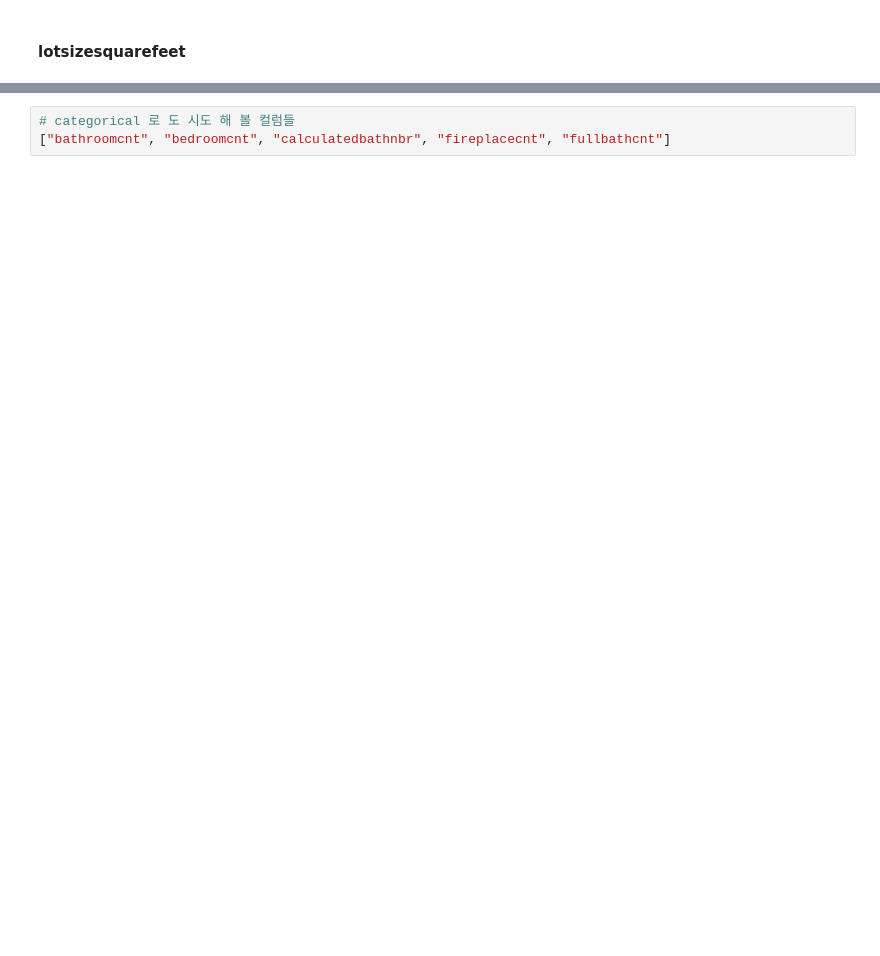
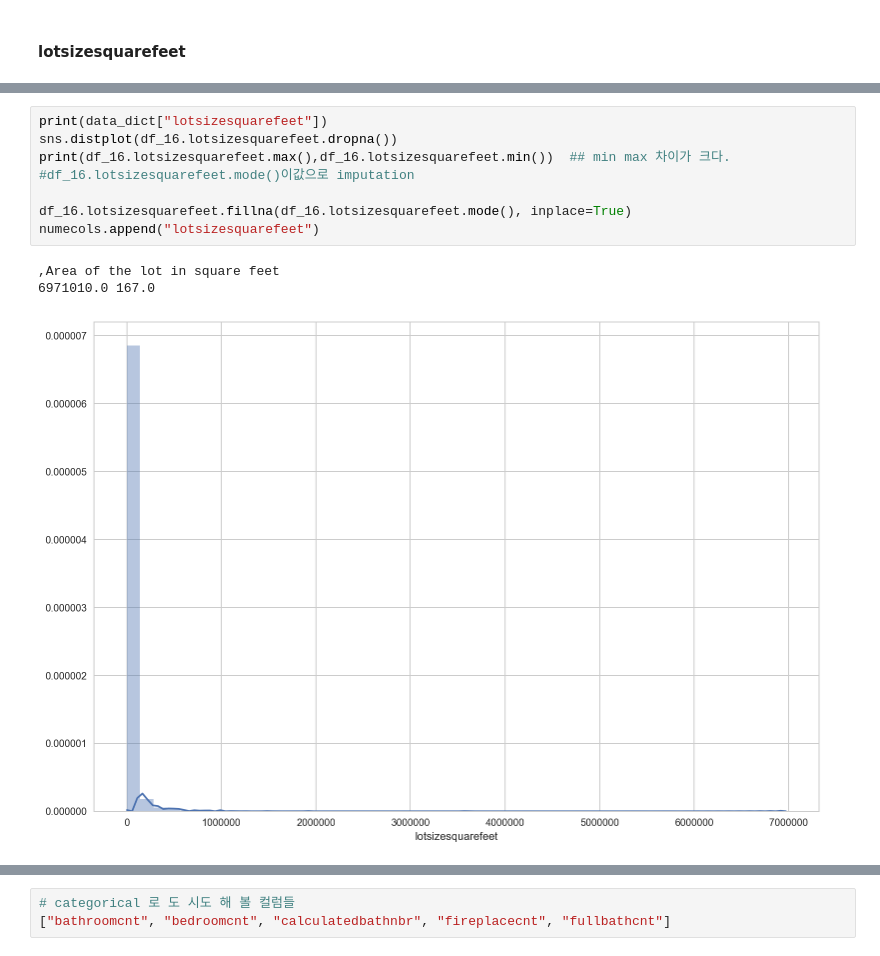
Before and after one commit to minus31/Zillow_Home_Value_Prediction, a Jupyter notebook: notebooks/EDA_properties.ipynb, the cells around one changed output, grey strips where cells are left out. Drawn from its saved outputs; the diff is of its cells as text; blank space fills up the shorter version.

```diff
--- a/notebooks/EDA_properties.ipynb
+++ b/notebooks/EDA_properties.ipynb
@@ -550,0 +536,12 @@ Name: lotsizesquarefeet, Length: 90275, dtype: float64
+# %%
+print(data_dict["lotsizesquarefeet"])
+sns.distplot(df_16.lotsizesquarefeet.dropna())
+print(df_16.lotsizesquarefeet.max(),df_16.lotsizesquarefeet.min())  ## min max 차이가 크다.
+#df_16.lotsizesquarefeet.mode()이값으로 imputation
+
+df_16.lotsizesquarefeet.fillna(df_16.lotsizesquarefeet.mode(), inplace=True)
+numecols.append("lotsizesquarefeet")
+# %% [output]
+,Area of the lot in square feet
+6971010.0 167.0
+[figure, added]
```
Also changed, not shown: parts of 8 cells of this notebook, 3 other files.
